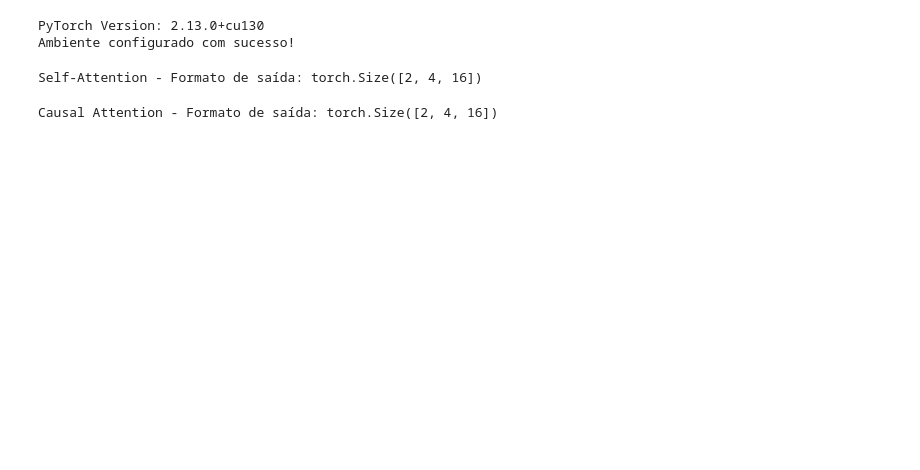
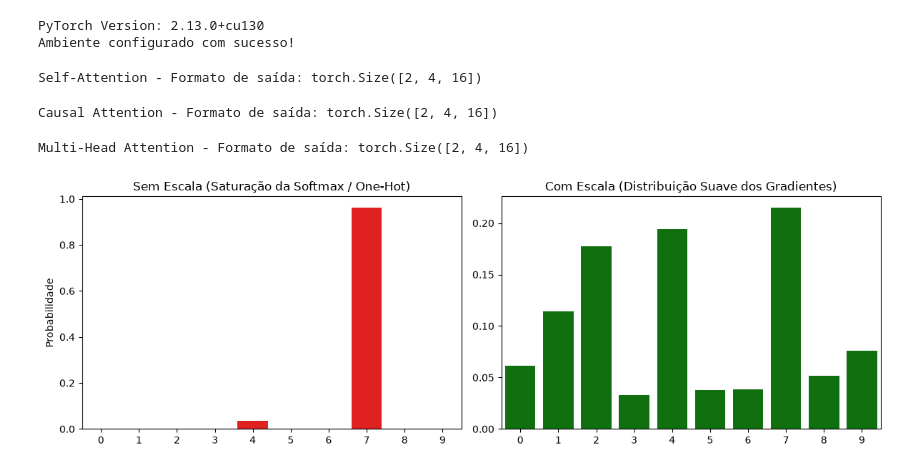
Before and after one commit to Sophthe141/INTELIGENCIA-ARTIFICIAL-434302, a Jupyter notebook: notebooks/sprint3.ipynb, the cells around one changed output. Cells and saved outputs as stored; diff of their text form; code cells hidden in the pictures; blank space fills up the shorter version.

Commit message:
Célula 5: Experimento 1 — Comportamento do Fator de Escala

```diff
--- a/notebooks/sprint3.ipynb
+++ b/notebooks/sprint3.ipynb
@@ -82,3 +82,76 @@ context_vec, weights = ca(inputs)
 print("Causal Attention - Formato de saída:", context_vec.shape)
 # %% [output]
 Causal Attention - Formato de saída: torch.Size([2, 4, 16])
+# %%
+class MultiHeadAttention(nn.Module):
+    def __init__(self, d_in, d_out, context_length, dropout, num_heads, qkv_bias=False):
+        super().__init__()
+        assert d_out % num_heads == 0, "d_out deve ser divisível por num_heads"
+
+        self.d_out = d_out
+        self.num_heads = num_heads
+        self.head_dim = d_out // num_heads
+
+        self.W_query = nn.Linear(d_in, d_out, bias=qkv_bias)
+        self.W_key   = nn.Linear(d_in, d_out, bias=qkv_bias)
+        self.W_value = nn.Linear(d_in, d_out, bias=qkv_bias)
+        self.out_proj = nn.Linear(d_out, d_out)
+        self.dropout = nn.Dropout(dropout)
+
+        self.register_buffer(
+            "mask",
+            torch.triu(torch.ones(context_length, context_length), diagonal=1)
+        )
+
+    def forward(self, x):
+        b, num_tokens, d_in = x.shape
+
+        # Projeção e reordenação das dimensões para as heads: (b, num_heads, num_tokens, head_dim)
+        keys    = self.W_key(x).view(b, num_tokens, self.num_heads, self.head_dim).transpose(1, 2)
+        queries = self.W_query(x).view(b, num_tokens, self.num_heads, self.head_dim).transpose(1, 2)
+        values  = self.W_value(x).view(b, num_tokens, self.num_heads, self.head_dim).transpose(1, 2)
+
+        attn_scores = (queries @ keys.transpose(-2, -1)) / (self.head_dim ** 0.5)
+
+        mask_bool = self.mask[:num_tokens, :num_tokens].bool()
+        attn_scores.masked_fill_(mask_bool, -torch.inf)
+
+        attn_weights = torch.softmax(attn_scores, dim=-1)
+        attn_weights = self.dropout(attn_weights)
+
+        # Agregação e recombinação das cabeças
+        context_vec = (attn_weights @ values).transpose(1, 2).contiguous().view(b, num_tokens, self.d_out)
+        return self.out_proj(context_vec), attn_weights
+
+mha = MultiHeadAttention(d_in=8, d_out=16, context_length=4, dropout=0.0, num_heads=2)
+context_vec, mha_weights = mha(inputs)
+print("Multi-Head Attention - Formato de saída:", context_vec.shape)
+# %% [output]
+Multi-Head Attention - Formato de saída: torch.Size([2, 4, 16])
+# %%
+def experimento_escala():
+    d_k = 1024
+    q = torch.randn(1, d_k)
+    k = torch.randn(10, d_k)
+
+    scores_sem_escala = q @ k.T
+    scores_com_escala = (q @ k.T) / (d_k ** 0.5)
+
+    weights_sem_escala = torch.softmax(scores_sem_escala, dim=-1)
+    weights_com_escala = torch.softmax(scores_com_escala, dim=-1)
+
+    fig, axes = plt.subplots(1, 2, figsize=(12, 4))
+
+    sns.barplot(x=list(range(10)), y=weights_sem_escala.squeeze().numpy(), ax=axes[0], color='red')
+    axes[0].set_title("Sem Escala (Saturação da Softmax / One-Hot)")
+    axes[0].set_ylabel("Probabilidade")
+
+    sns.barplot(x=list(range(10)), y=weights_com_escala.squeeze().numpy(), ax=axes[1], color='green')
+    axes[1].set_title("Com Escala (Distribuição Suave dos Gradientes)")
+
+    plt.tight_layout()
+    plt.show()
+
+experimento_escala()
+# %% [output]
+[figure, added]
```
